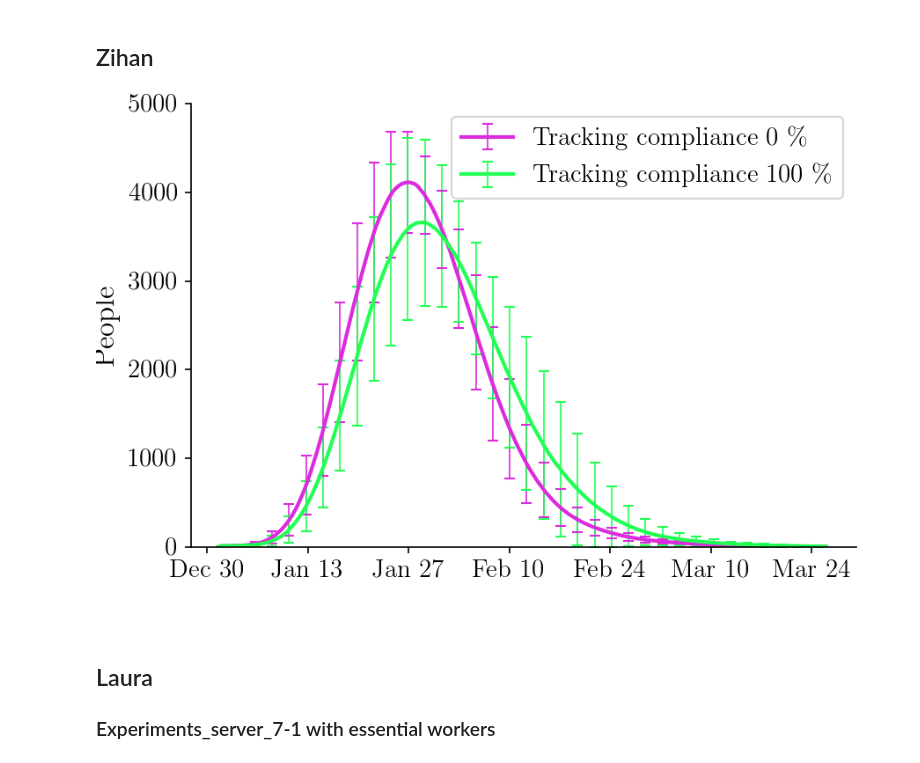
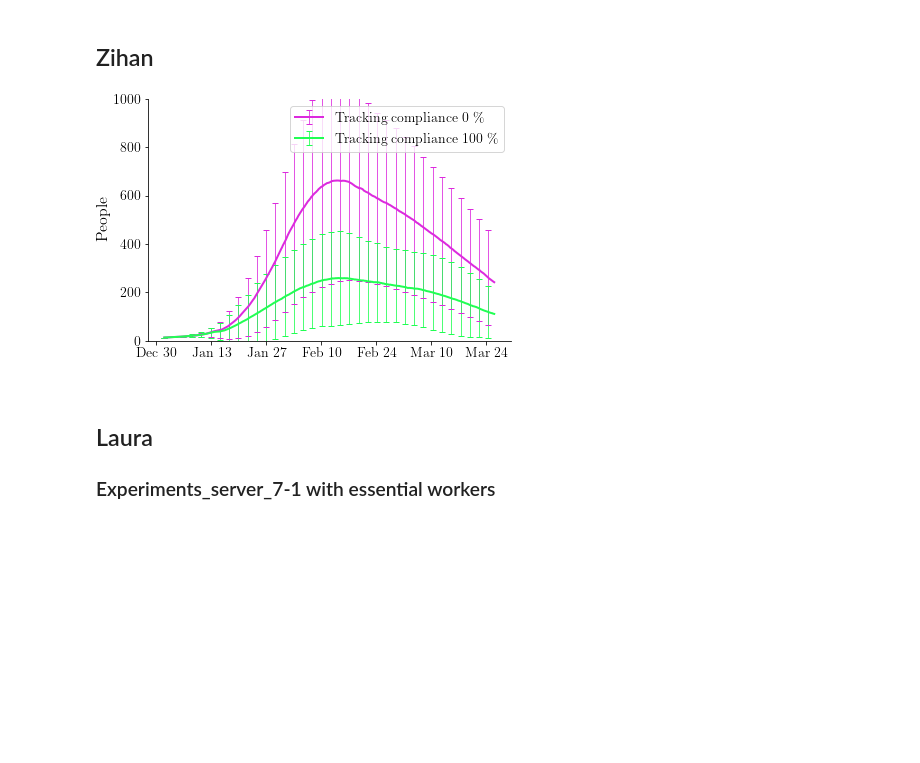
Before and after one commit to stanfordfuturebay/simulator, a Jupyter notebook: sim/Plot.ipynb, the cells around one changed output. Saved outputs shown, nothing was run; the diff lists cells and outputs as text; code cells hidden in the pictures; blank space fills up the shorter version.

```diff
--- a/sim/Plot.ipynb
+++ b/sim/Plot.ipynb
@@ -138,24 +142,24 @@ plt.show()
 # %%
 # Plot results of experiments_server_7-1.py
 c=0
 runstr = f'run{c}_'
-summaries_SD_6 = load_summary('tracing_isolate_sf_tc1x_sup20_laura_isohouse_20rpts2.pk')
+summaries_SD_6 = load_summary('tracing_isolate_sftest_5trace_stochastic_20pctall_isohouse_40rpts_005betas_trace_friends_only_colleagues_tracehouse.pk')
 FIGSIZE=(6, 4)
 
 p_compliance = [0.0, 1.0]
 plotter = Plotter()
 titles_SD_6_ = list(['Tracking compliance '+ str(int(p*100.0)) + ' \%' for p in p_compliance])
 for j, policy in enumerate(['advanced']):
     summaries_ = summaries_SD_6[policy]
     plotter.compare_total_infections(
         summaries_,
         titles=titles_SD_6_,
         figtitle=(f'Infections for compliance levels for ' + policy + ' individuals compliant with contact-tracing'),
-        filename=runstr + f'SD_6{j}'+'tracing_isolate_sf_tc1x_sup20_laura_isohouse_20rpts2',
+        filename=runstr + f'SD_6{j}'+'tracing_isolate_sftest_5trace_stochastic_20pctall_isohouse_40rpts_005betas_trace_friends_only_colleagues_tracehouse',
         figsize=FIGSIZE, acc=500,
-        ymax=5000, errorevery=14)
+        ymax=1000, errorevery=14)
 # %% [output]
-[figure, old version]
+[figure, new version]
 # %% [markdown]
 ## Laura
 ### Experiments_server_7-1 with essential workers
```
Also changed, not shown: parts of 3 cells of this notebook, 7 other files.
